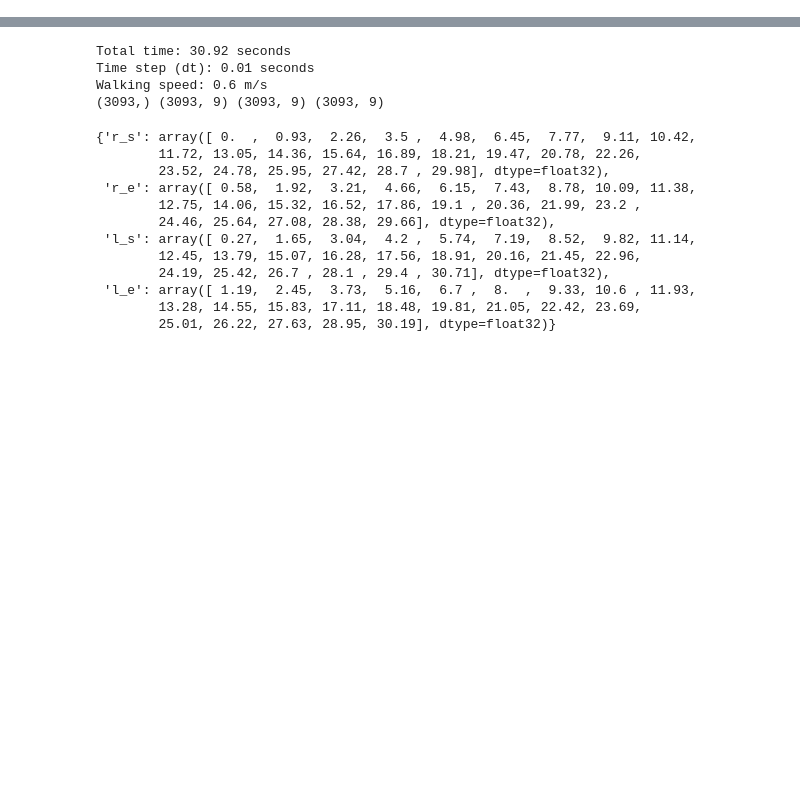
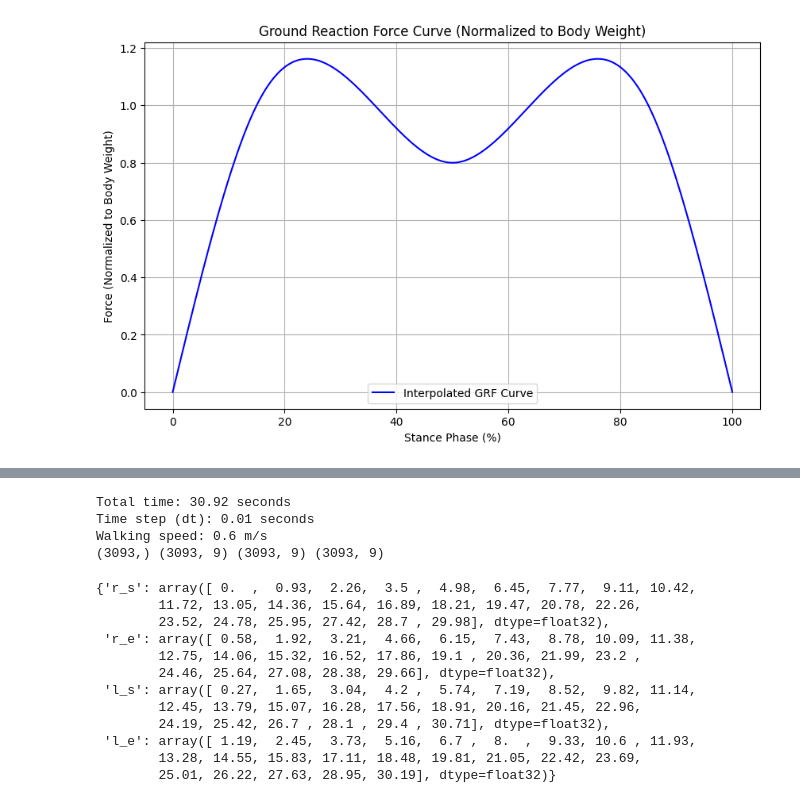
Before and after one commit to liuxy10/RFC, a Jupyter notebook: sync.ipynb, the cells around one changed output, grey strips where cells are left out. Saved outputs shown, nothing was run; the diff lists cells and outputs as text; code cells hidden in the pictures; blank space fills up the shorter version.

```diff
--- a/sync.ipynb
+++ b/sync.ipynb
@@ -11,0 +61,33 @@ from motion_imitation.data_process.nrel_data_read import *
+# %%
+import numpy as np
+from scipy.interpolate import CubicSpline
+import matplotlib.pyplot as plt
+
+def generate_interpolated_grf(t):
+    # Define key timing points and force values
+    time_points = [0, 15, 50, 85, 100]  # Percentage of stance phase
+    force_points = [0, 1.0, 0.8, 1.0, 0]  # Normalized to body weight
+
+    # Create cubic spline interpolation
+    cs = CubicSpline(time_points, force_points, bc_type='natural')
+
+    return cs(t)
+
+
+
+# Generate interpolated GRF curve
+
+# Generate interpolated values
+time_fine = np.linspace(0, 100, 500)  # High-resolution time points
+force_fine = generate_interpolated_grf(time_fine)
+# Plot the results
+plt.figure(figsize=(10, 6))
+plt.plot(time_fine, force_fine, label='Interpolated GRF Curve', color='blue')
+plt.title('Ground Reaction Force Curve (Normalized to Body Weight)')
+plt.xlabel('Stance Phase (%)')
+plt.ylabel('Force (Normalized to Body Weight)')
+plt.legend()
+plt.grid()
+plt.show()
+# %% [output]
+[figure, added]
```
Also changed, not shown: parts of 8 cells of this notebook, 8 other files.
